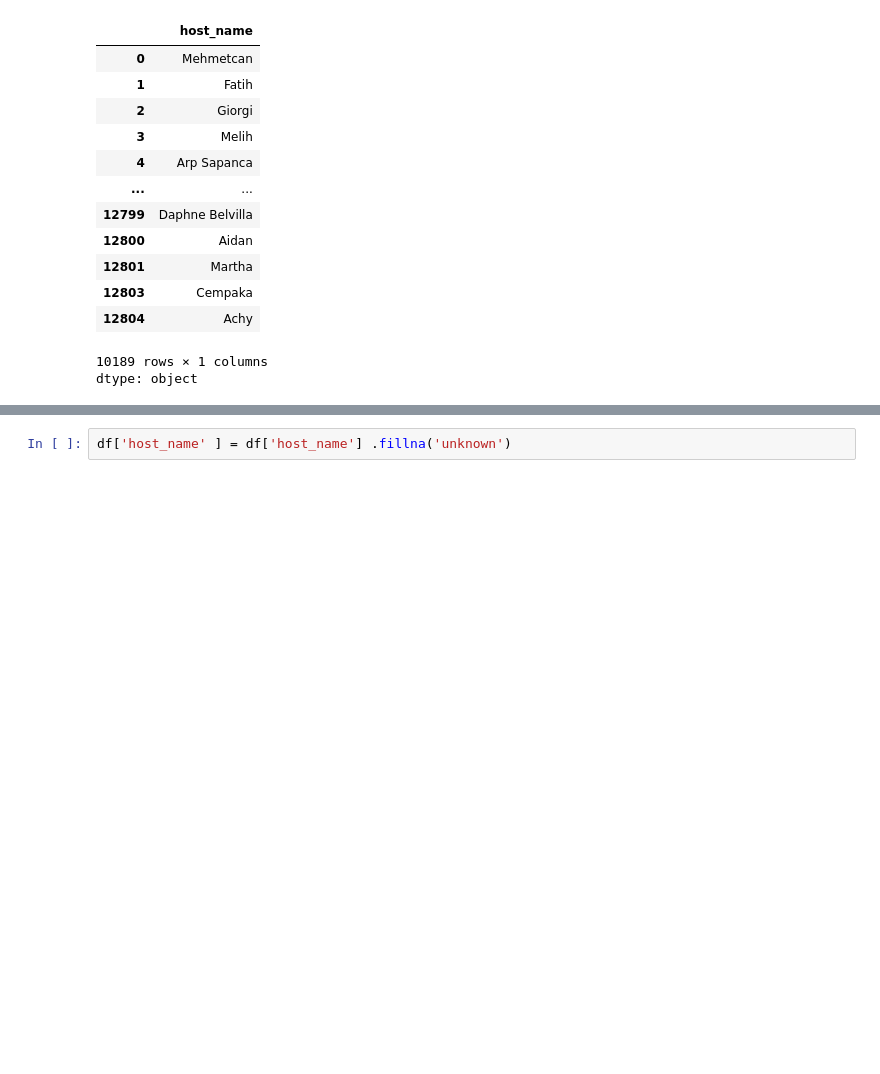
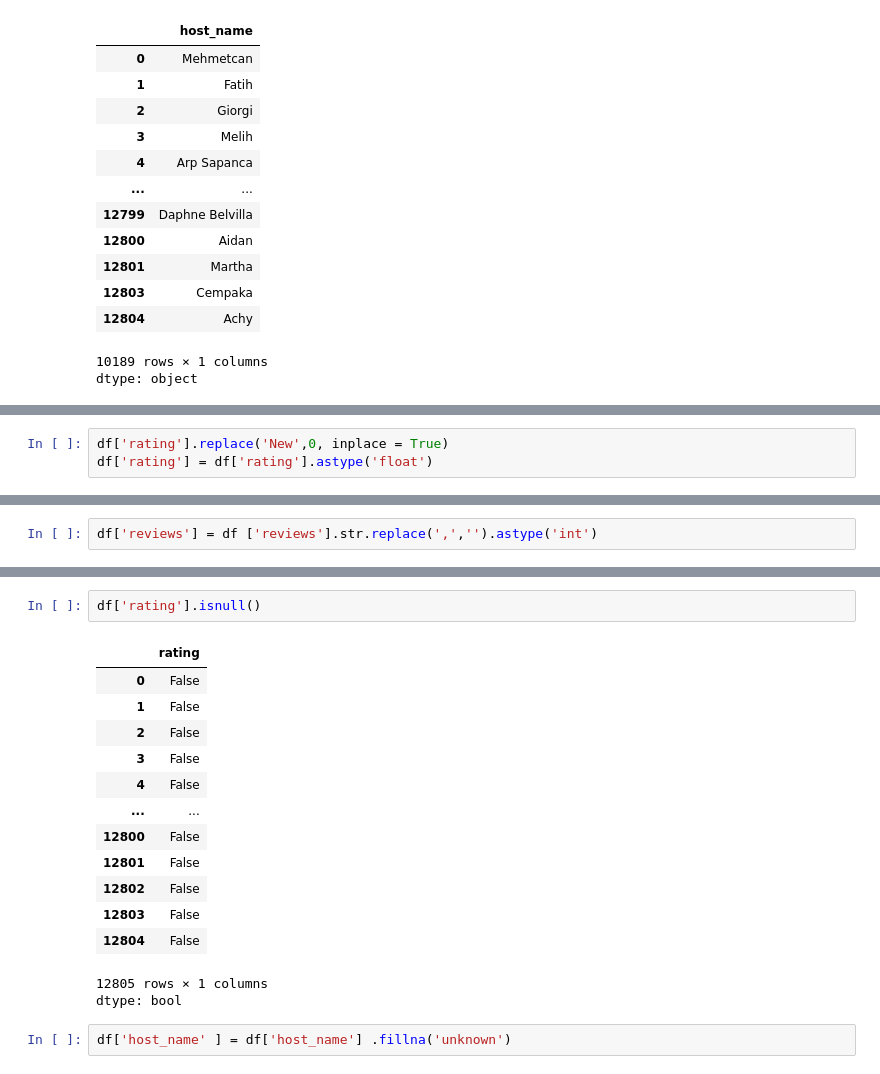
Before and after one commit to AMANULLAHCHAND/Python, a Jupyter notebook: Python.ipynb, the cells around one changed output, grey strips where cells are left out. Saved outputs shown, nothing was run; the diff lists cells and outputs as text; blank space fills up the shorter version.

```diff
--- a/Python.ipynb
+++ b/Python.ipynb
@@ -1773,0 +1804,3 @@ dtype: object
+# %%
+df['rating'].replace('New',0, inplace = True)
+df['rating'] = df['rating'].astype('float')
@@ -1773,0 +1811,2 @@ dtype: object
+# %%
+df['reviews'] = df ['reviews'].str.replace(',','').astype('int')
@@ -1774,3 +1825,20 @@ dtype: object
+# %%
+df['rating'].isnull()
+# %% [output]
+|  | rating |
+| 0 | False |
+| 1 | False |
+| 2 | False |
+| 3 | False |
+| 4 | False |
+| ... | ... |
+| 12800 | False |
+| 12801 | False |
+| 12802 | False |
+| 12803 | False |
+| 12804 | False |
+12805 rows × 1 columns
+dtype: bool
 # %%
 df['host_name' ] = df['host_name'] .fillna('unknown')
 # %% [markdown]
```
Also changed, not shown: parts of 27 cells of this notebook.
